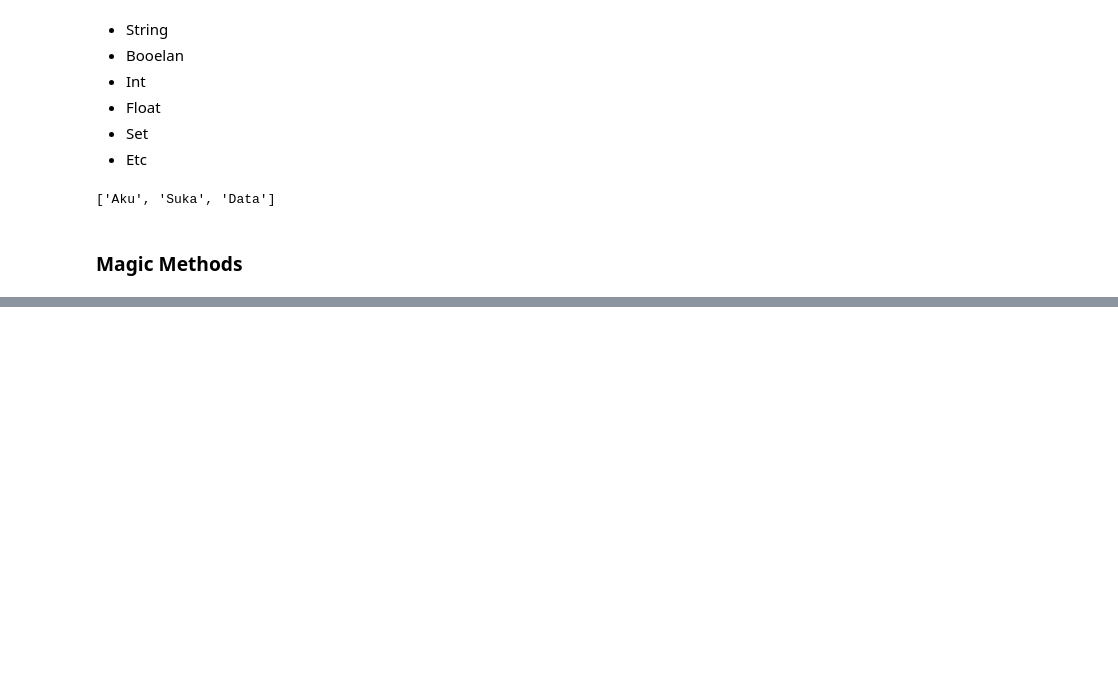
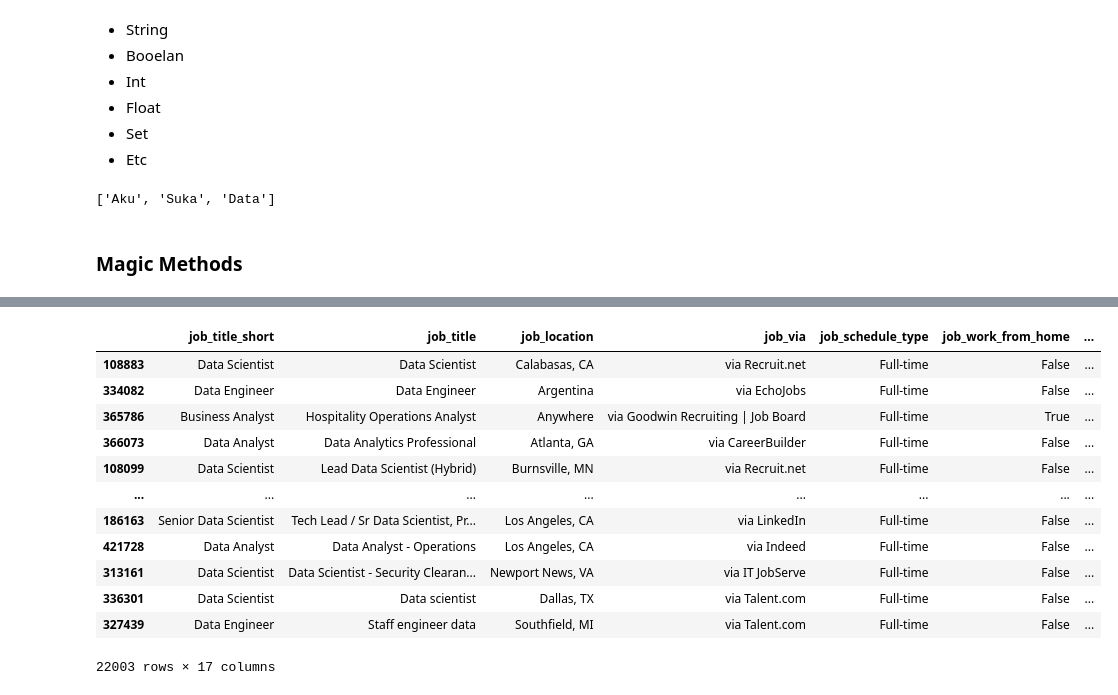
Before and after one commit to MochSyahrizal/project_data, a Jupyter notebook: testvscode.ipynb, the cells around one changed output, grey strips where cells are left out. Drawn from its saved outputs; the diff is of its cells as text; code cells hidden in the pictures; blank space fills up the shorter version.

```diff
--- a/testvscode.ipynb
+++ b/testvscode.ipynb
@@ -202,0 +551,2 @@ ini_var.split(sep=" ", maxsplit=2)
+# %%
+df['Job_posted_month'] = df.job_posted_date.dt.month
@@ -202,0 +589,2 @@ ini_var.split(sep=" ", maxsplit=2)
+# %%
+df.sort_values('job_posted_date', inplace=True)
@@ -202,0 +600,2 @@ ini_var.split(sep=" ", maxsplit=2)
+# %%
+df.drop(labels='salary_hour_avg', axis=1, inplace=True)
@@ -202,0 +622,18 @@ ini_var.split(sep=" ", maxsplit=2)
+# %%
+df.dropna(subset=['salary_year_avg'], inplace=True)
+# %%
+df
+# %% [output]
+|  | job_title_short | job_title | job_location | job_via | job_schedule_type | job_work_from_home | ... |
+| 108883 | Data Scientist | Data Scientist | Calabasas, CA | via Recruit.net | Full-time | False | ... |
+| 334082 | Data Engineer | Data Engineer | Argentina | via EchoJobs | Full-time | False | ... |
+| 365786 | Business Analyst | Hospitality Operations Analyst | Anywhere | via Goodwin Recruiting | Job Board | Full-time | True | ... |
+| 366073 | Data Analyst | Data Analytics Professional | Atlanta, GA | via CareerBuilder | Full-time | False | ... |
+| 108099 | Data Scientist | Lead Data Scientist (Hybrid) | Burnsville, MN | via Recruit.net | Full-time | False | ... |
+| ... | ... | ... | ... | ... | ... | ... | ... |
+| 186163 | Senior Data Scientist | Tech Lead / Sr Data Scientist, Pr... | Los Angeles, CA | via LinkedIn | Full-time | False | ... |
+| 421728 | Data Analyst | Data Analyst - Operations | Los Angeles, CA | via Indeed | Full-time | False | ... |
+| 313161 | Data Scientist | Data Scientist - Security Clearan... | Newport News, VA | via IT JobServe | Full-time | False | ... |
+| 336301 | Data Scientist | Data scientist | Dallas, TX | via Talent.com | Full-time | False | ... |
+| 327439 | Data Engineer | Staff engineer data | Southfield, MI | via Talent.com | Full-time | False | ... |
+22003 rows × 17 columns
```
Also changed, not shown: parts of 38 cells of this notebook, 1 other file.
